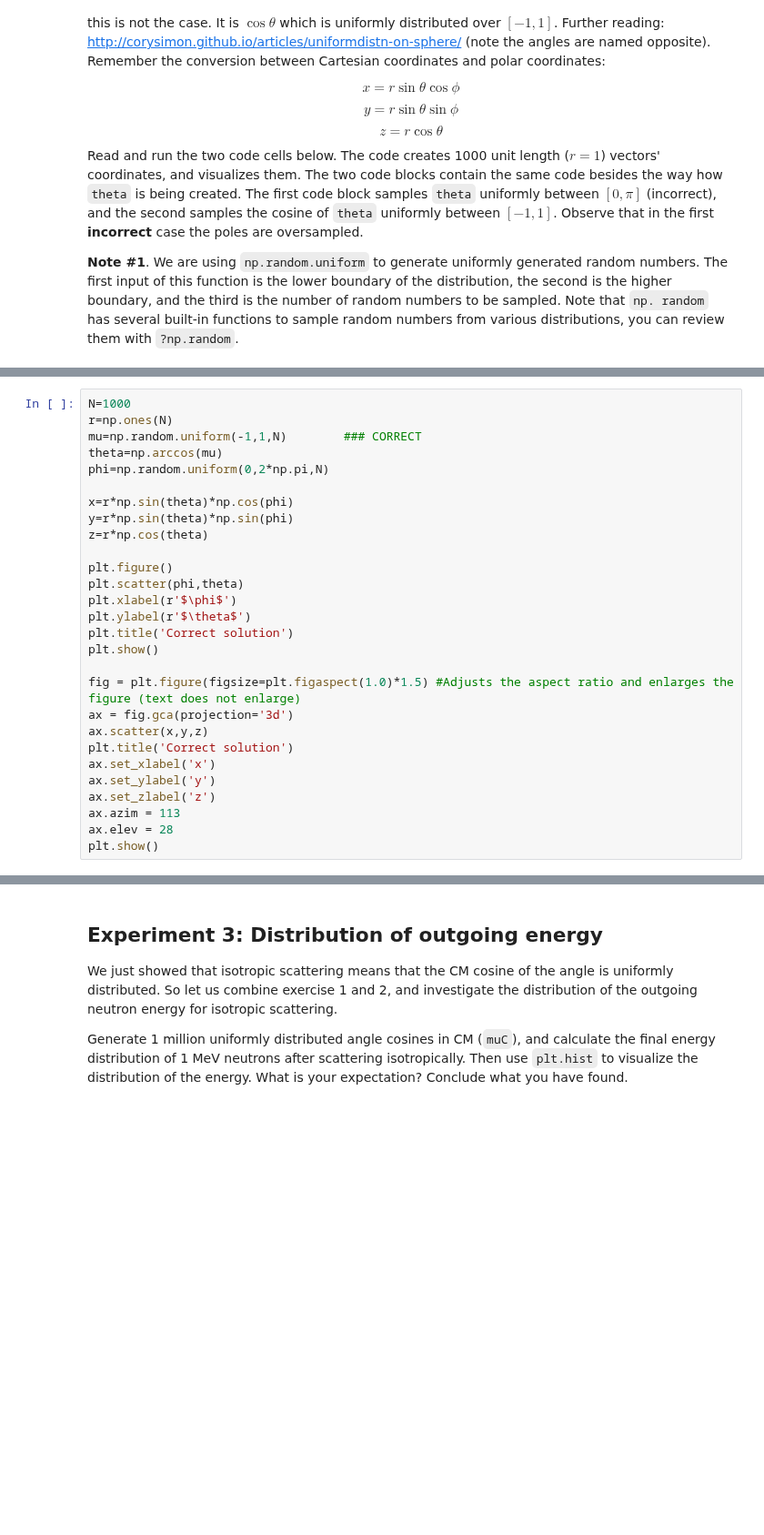
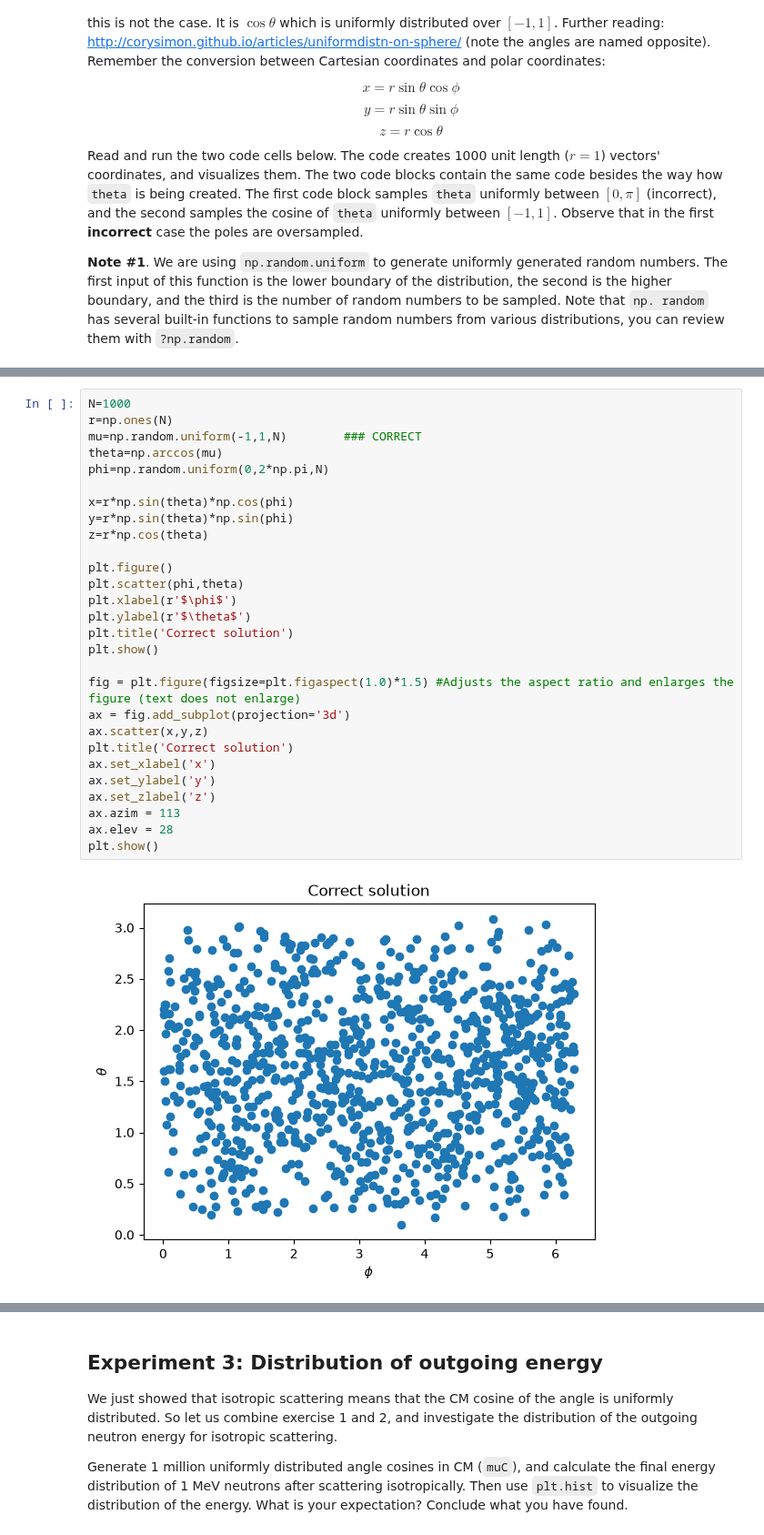
Before and after one commit to Ben0-0/IAEA_Reactor-Physics, a Jupyter notebook: Datalabs/Datalab04/4-Scattering_MCintro.ipynb, the cells around one changed output, grey strips where cells are left out. Shown at 91% size. Drawn from its saved outputs; the diff is of its cells as text; blank space fills up the shorter version.

```diff
--- a/Datalabs/Datalab04/4-Scattering_MCintro.ipynb
+++ b/Datalabs/Datalab04/4-Scattering_MCintro.ipynb
@@ -99,28 +109,30 @@ plt.show()
 # %%
 N=1000
 r=np.ones(N)
 mu=np.random.uniform(-1,1,N)        ### CORRECT
 theta=np.arccos(mu)
 phi=np.random.uniform(0,2*np.pi,N)
 
 x=r*np.sin(theta)*np.cos(phi)
 y=r*np.sin(theta)*np.sin(phi)
 z=r*np.cos(theta)
 
 plt.figure()
 plt.scatter(phi,theta)
 plt.xlabel(r'$\phi$')
 plt.ylabel(r'$\theta$')
 plt.title('Correct solution')
 plt.show()
 
 fig = plt.figure(figsize=plt.figaspect(1.0)*1.5) #Adjusts the aspect ratio and enlarges the figure (text does not enlarge)
-ax = fig.gca(projection='3d')
+ax = fig.add_subplot(projection='3d')
 ax.scatter(x,y,z)
 plt.title('Correct solution')
 ax.set_xlabel('x')
 ax.set_ylabel('y')
 ax.set_zlabel('z')
 ax.azim = 113
 ax.elev = 28
 plt.show()
+# %% [output]
+[figure, added]
```
Also changed, not shown: parts of 5 cells of this notebook.
